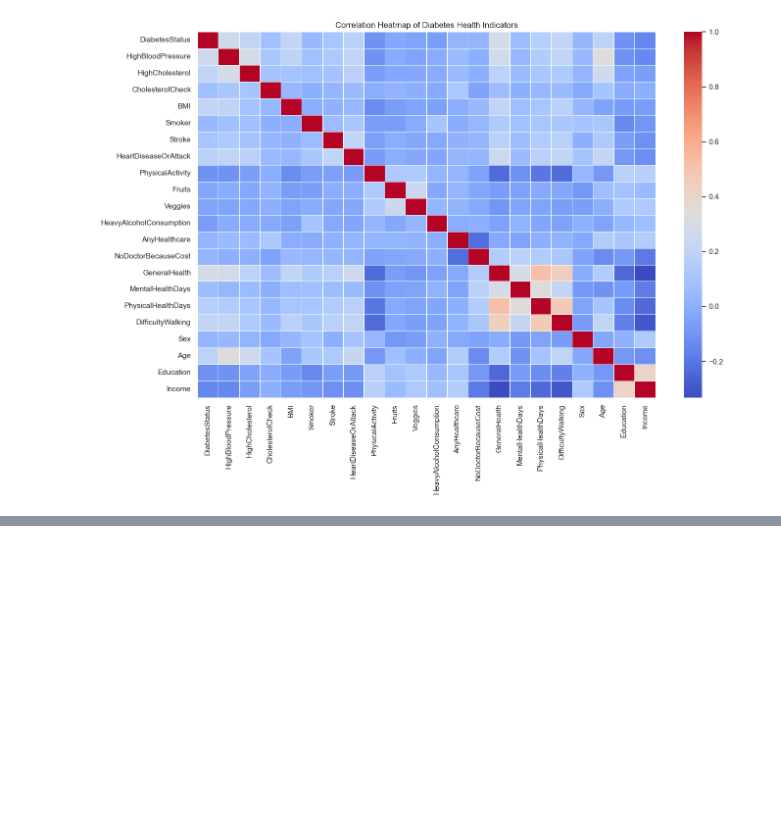
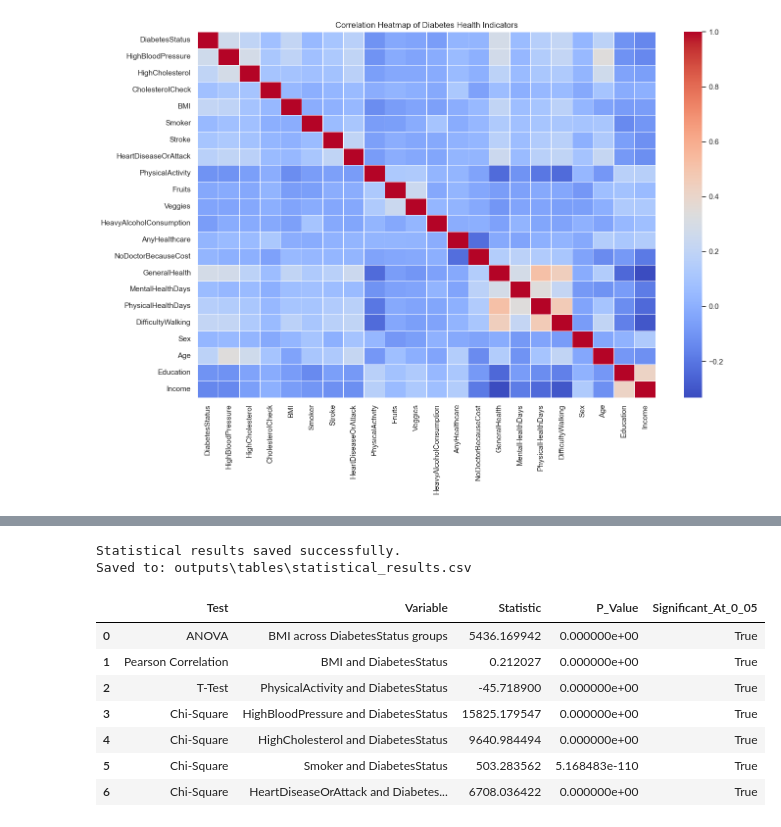
Before and after one commit to Amaanster1234/INFO-I211---Final-Project-, a Jupyter notebook: final_project.ipynb, the cells around one changed output, grey strips where cells are left out. Saved outputs shown, nothing was run; the diff lists cells and outputs as text; code cells hidden in the pictures; blank space fills up the shorter version.

```diff
--- a/final_project.ipynb
+++ b/final_project.ipynb
@@ -641,0 +841,9 @@ Saved to: outputs\tables\eda_summary_by_diabetes_status.csv
+# %%
+# ----------------------------
+# Run chi-square tests
+# ----------------------------
+
+bp_chi2, bp_p, bp_dof = chi_square_analysis("HighBloodPressure")
+chol_chi2, chol_p, chol_dof = chi_square_analysis("HighCholesterol")
+smoker_chi2, smoker_p, smoker_dof = chi_square_analysis("Smoker")
+heart_chi2, heart_p, heart_dof = chi_square_analysis("HeartDiseaseOrAttack")
@@ -641,0 +890,71 @@ Saved to: outputs\tables\eda_summary_by_diabetes_status.csv
+# %%
+# ----------------------------
+# Save statistical results
+# ----------------------------
+
+statistical_results = pd.DataFrame({
+    "Test": [
+        "ANOVA",
+        "Pearson Correlation",
+        "T-Test",
+        "Chi-Square",
+        "Chi-Square",
+        "Chi-Square",
+        "Chi-Square"
+    ],
+    "Variable": [
+        "BMI across DiabetesStatus groups",
+        "BMI and DiabetesStatus",
+        "PhysicalActivity and DiabetesStatus",
+        "HighBloodPressure and DiabetesStatus",
+        "HighCholesterol and DiabetesStatus",
+        "Smoker and DiabetesStatus",
+        "HeartDiseaseOrAttack and DiabetesStatus"
+    ],
+    "Statistic": [
+        anova_result.statistic,
+        bmi_corr,
+        activity_ttest.statistic,
+        bp_chi2,
+        chol_chi2,
+        smoker_chi2,
+        heart_chi2
+    ],
+    "P_Value": [
+        anova_result.pvalue,
+        bmi_corr_p,
+        activity_ttest.pvalue,
+        bp_p,
+        chol_p,
+        smoker_p,
+        heart_p
+    ],
+    "Significant_At_0_05": [
+        anova_result.pvalue < 0.05,
+        bmi_corr_p < 0.05,
+        activity_ttest.pvalue < 0.05,
+        bp_p < 0.05,
+        chol_p < 0.05,
+        smoker_p < 0.05,
+        heart_p < 0.05
+    ]
+})
+
+statistical_results_file = os.path.join(tables_folder, "statistical_results.csv")
+statistical_results.to_csv(statistical_results_file, index=False)
+
+print("Statistical results saved successfully.")
+print("Saved to:", statistical_results_file)
+
+display(statistical_results)
+# %% [output]
+Statistical results saved successfully.
+Saved to: outputs\tables\statistical_results.csv
+|  | Test | Variable | Statistic | P_Value | Significant_At_0_05 |
+| 0 | ANOVA | BMI across DiabetesStatus groups | 5436.169942 | 0.000000e+00 | True |
+| 1 | Pearson Correlation | BMI and DiabetesStatus | 0.212027 | 0.000000e+00 | True |
+| 2 | T-Test | PhysicalActivity and DiabetesStatus | -45.718900 | 0.000000e+00 | True |
+| 3 | Chi-Square | HighBloodPressure and DiabetesStatus | 15825.179547 | 0.000000e+00 | True |
+| 4 | Chi-Square | HighCholesterol and DiabetesStatus | 9640.984494 | 0.000000e+00 | True |
+| 5 | Chi-Square | Smoker and DiabetesStatus | 503.283562 | 5.168483e-110 | True |
+| 6 | Chi-Square | HeartDiseaseOrAttack and Diabetes... | 6708.036422 | 0.000000e+00 | True |
```
Also changed, not shown: parts of 9 cells of this notebook.
